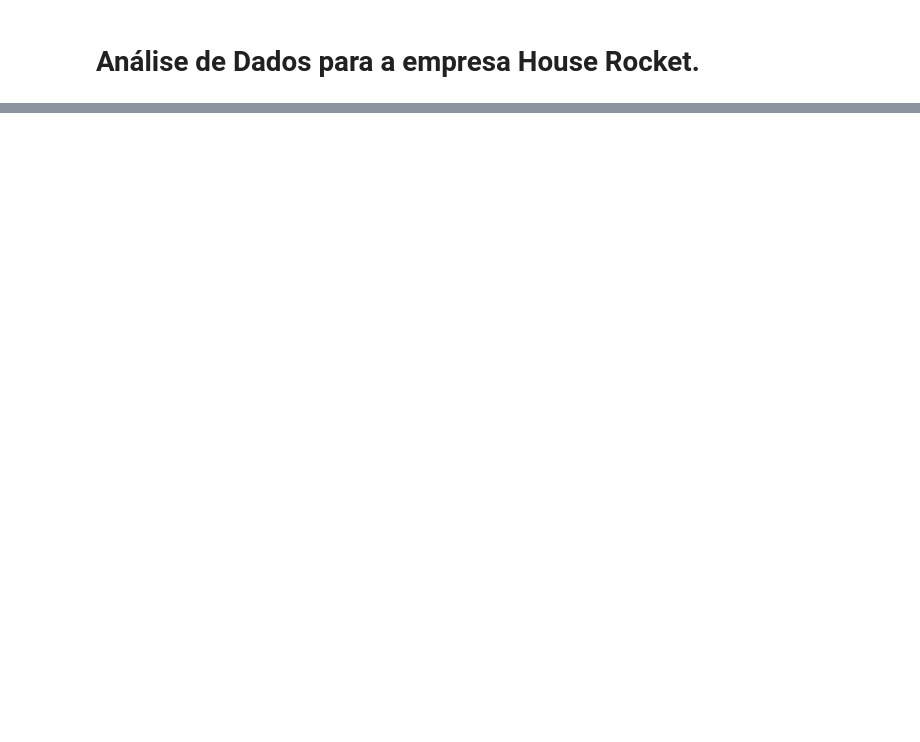
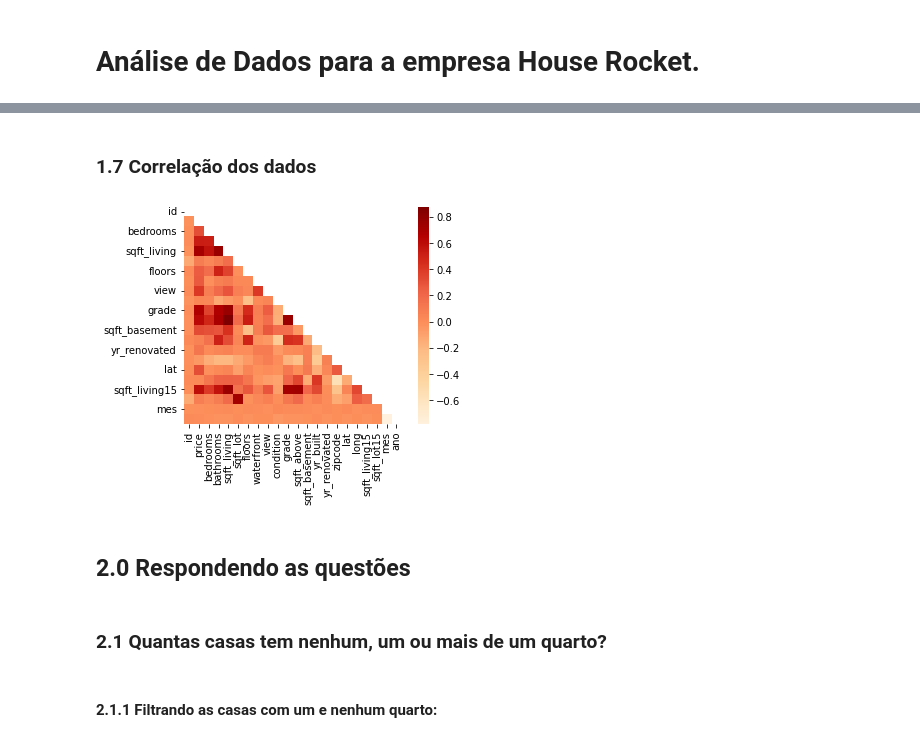
Before and after one commit to andradearthurf/python-data-analysis, a Jupyter notebook: cases/data_analisys_HouseRocket.ipynb, the cells around one changed output, grey strips where cells are left out. Cells and saved outputs as stored; diff of their text form; code cells hidden in the pictures; blank space fills up the shorter version.

```diff
--- a/cases/data_analisys_HouseRocket.ipynb
+++ b/cases/data_analisys_HouseRocket.ipynb
@@ -56,0 +124,14 @@ plt.show()
+# %% [markdown]
+### 1.7 Correlação dos dados
+# %%
+c = dataFrame.corr()
+m = np.triu(c)
+sns.heatmap(c, cmap='OrRd', square=True, annot=False, center=0, mask=m);
+# %% [output]
+[figure, added]
+# %% [markdown]
+## 2.0 Respondendo as questões
+# %% [markdown]
+### 2.1 **Quantas casas tem nenhum, um ou mais de um quarto?**
+# %% [markdown]
+#### 2.1.1 Filtrando as casas com um e nenhum quarto:
```
Also changed, not shown: parts of 72 cells of this notebook.
